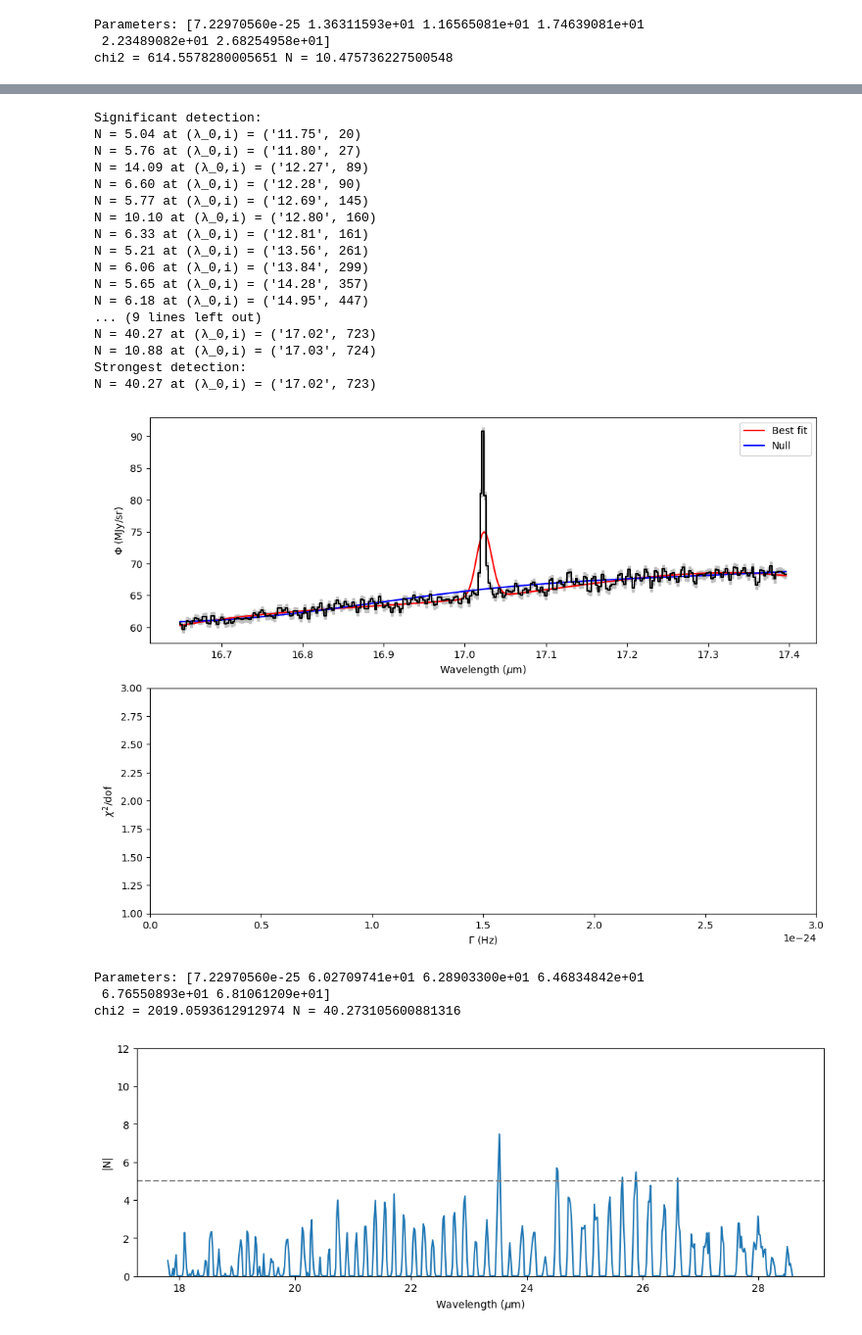
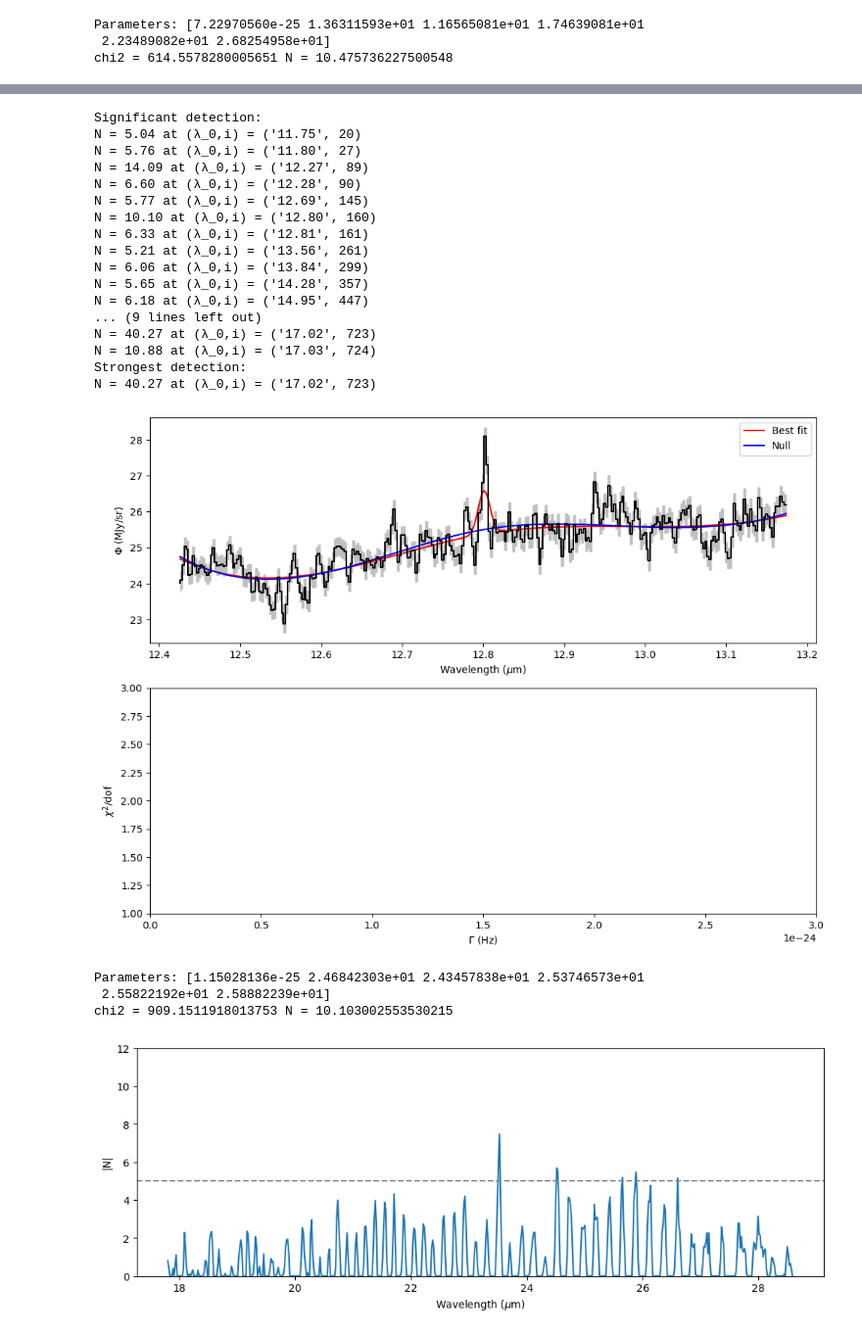
Before and after one commit to Timwong313/axionJWST_2024, a Jupyter notebook: TCha_analysis/TCha_dataAn.ipynb, the cells around one changed output, grey strips where cells are left out. Shown at 98% size. Cells and saved outputs as stored; diff of their text form; code cells hidden in the pictures.

```diff
--- a/TCha_analysis/TCha_dataAn.ipynb
+++ b/TCha_analysis/TCha_dataAn.ipynb
@@ -419,19 +419,19 @@ class continuumFitting:  #gammaArr has to be monotonically increasing
         return np.sum(((flux_model-flux)/error)**2,where=(mask==False))
 
     def clipSD_error(self, flux, contin_model, wvl, lmd0):
-        clip_sd = np.std(abs(flux-contin_model))
+        clip_sd = np.std(flux-contin_model)
         Dclip_sd = clip_sd
         i_unmask = self.maskRange + 1
         iter_threshold = clip_sd*0.01
         mask_condition = np.zeros(len(flux),dtype=bool)
         while (Dclip_sd>iter_threshold):
-            upperLim = np.mean(abs(flux-contin_model),where=(mask_condition==False)) + 3*clip_sd
+            upperLim = np.mean(flux-contin_model,where=(mask_condition==False)) + 3*clip_sd
             for i in range(self.maskRange,len(flux)-self.maskRange):
                 if (abs(wvl[i]==lmd0)):
                     i_unmask = i
                 if (np.all(abs(flux-contin_model)[i-self.maskRange:i+self.maskRange+1] >= upperLim)):
                     mask_condition[i-self.maskRange:i+self.maskRange] = True
-            _,_,clip_sd_new = stats.sigma_clipped_stats(abs(flux-contin_model),mask=mask_condition)
+            _,_,clip_sd_new = stats.sigma_clipped_stats(flux-contin_model,mask=mask_condition)
             Dclip_sd = clip_sd - clip_sd_new
             clip_sd = clip_sd_new
         if (wvl[self.maskRange]>=lmd0):
@@ -988,30 +978,30 @@ Parameters: [7.22970560e-25 1.36311593e+01 1.16565081e+01 1.74639081e+01
  2.23489082e+01 2.68254958e+01]
 chi2 = 614.5578280005651 N = 10.475736227500548
 # %%
-fc3.fitting_result(gammaTest3,plot_i=723,plotFit=True,yLIM=(0,45),chi2_LIM=(1,3),gamma_LIM=(0,3e-24),CHISQ=chi2_ch3_contin,BETA=beta_ch3,ERRNEW=errorNew_ch3)
+fc3.fitting_result(gammaTest3,plot_i=160,plotFit=True,yLIM=(0,45),chi2_LIM=(1,3),gamma_LIM=(0,3e-24),CHISQ=chi2_ch3_contin,BETA=beta_ch3,ERRNEW=errorNew_ch3)
 # %% [output]
 [figure]
 Significant detection:
 N = 5.04 at (λ_0,i) = ('11.75', 20)
 N = 5.76 at (λ_0,i) = ('11.80', 27)
 N = 14.09 at (λ_0,i) = ('12.27', 89)
 N = 6.60 at (λ_0,i) = ('12.28', 90)
 N = 5.77 at (λ_0,i) = ('12.69', 145)
 N = 10.10 at (λ_0,i) = ('12.80', 160)
 N = 6.33 at (λ_0,i) = ('12.81', 161)
 N = 5.21 at (λ_0,i) = ('13.56', 261)
 N = 6.06 at (λ_0,i) = ('13.84', 299)
 N = 5.65 at (λ_0,i) = ('14.28', 357)
 N = 6.18 at (λ_0,i) = ('14.95', 447)
 ... (9 lines left out)
 N = 40.27 at (λ_0,i) = ('17.02', 723)
 N = 10.88 at (λ_0,i) = ('17.03', 724)
 Strongest detection:
 N = 40.27 at (λ_0,i) = ('17.02', 723)
-[figure, old version]
+[figure, new version]
-Parameters: [7.22970560e-25 6.02709741e+01 6.28903300e+01 6.46834842e+01
- 6.76550893e+01 6.81061209e+01]
-chi2 = 2019.0593612912974 N = 40.273105600881316
+Parameters: [1.15028136e-25 2.46842303e+01 2.43457838e+01 2.53746573e+01
+ 2.55822192e+01 2.58882239e+01]
+chi2 = 909.1511918013753 N = 10.103002553530215
 # %%
 fc4.fitting_result(gammaTest4,plot_i=318,plotFit=True,chi2_LIM=(0,3),gamma_LIM=(0,2e-23),CHISQ=chi2_ch4_contin,BETA=beta_ch4,ERRNEW=errorNew_ch4)
 # %% [output]
```
Also changed, not shown: parts of 8 cells of this notebook, 29 other files.
